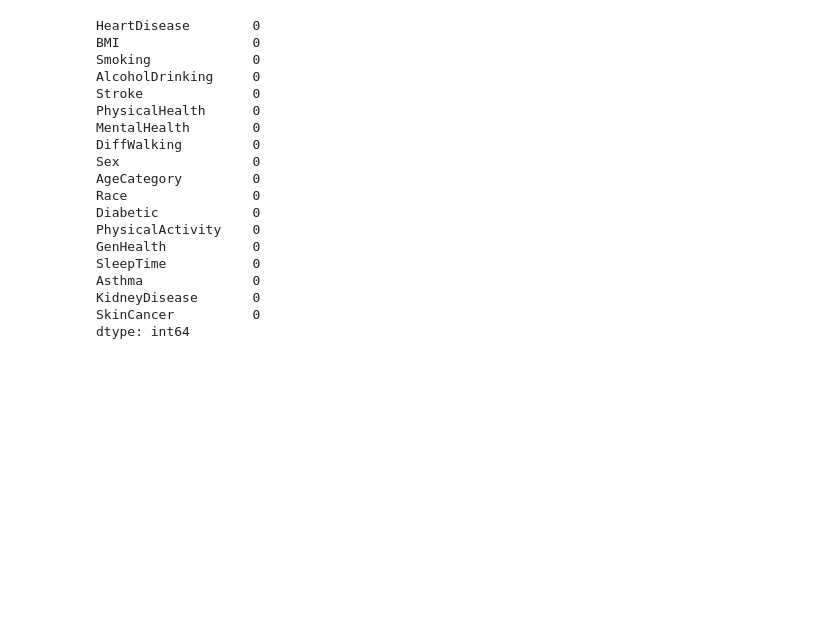
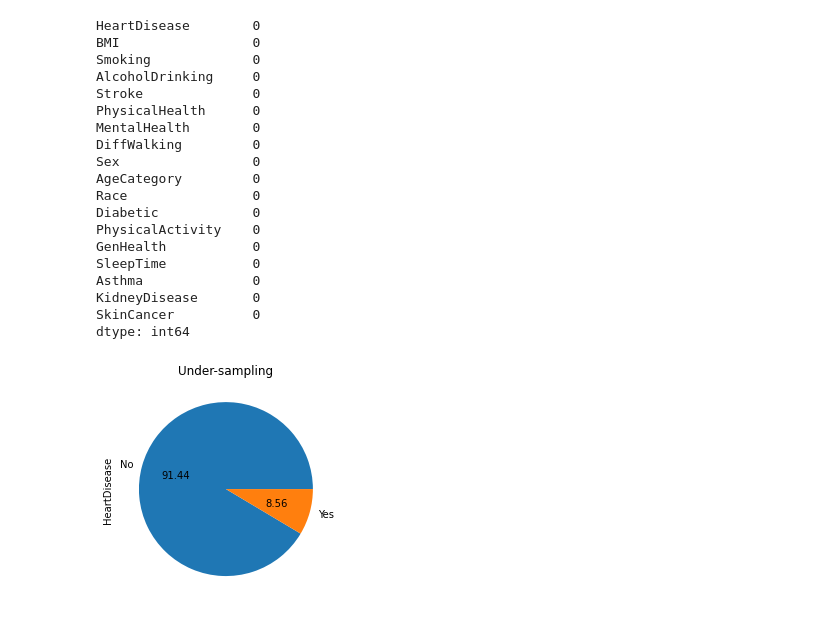
Before and after one commit to claudianopl/heart-disease-data-analysis, a Jupyter notebook: DataStack.ipynb, the cells around one changed output. Saved outputs shown, nothing was run; the diff lists cells and outputs as text; code cells hidden in the pictures; blank space fills up the shorter version.

```diff
--- a/DataStack.ipynb
+++ b/DataStack.ipynb
@@ -52,3 +52,10 @@ Asthma              0
 KidneyDisease       0
 SkinCancer          0
 dtype: int64
+# %%
+columnHeartDisease = base_heart_disease['HeartDisease']
+# %%
+graphic = columnHeartDisease.value_counts().plot.pie(autopct='%.2f')
+_ = graphic.set_title("Under-sampling")
+# %% [output]
+[figure, added]
```
Also changed, not shown: parts of 7 cells of this notebook, 1 other file.
